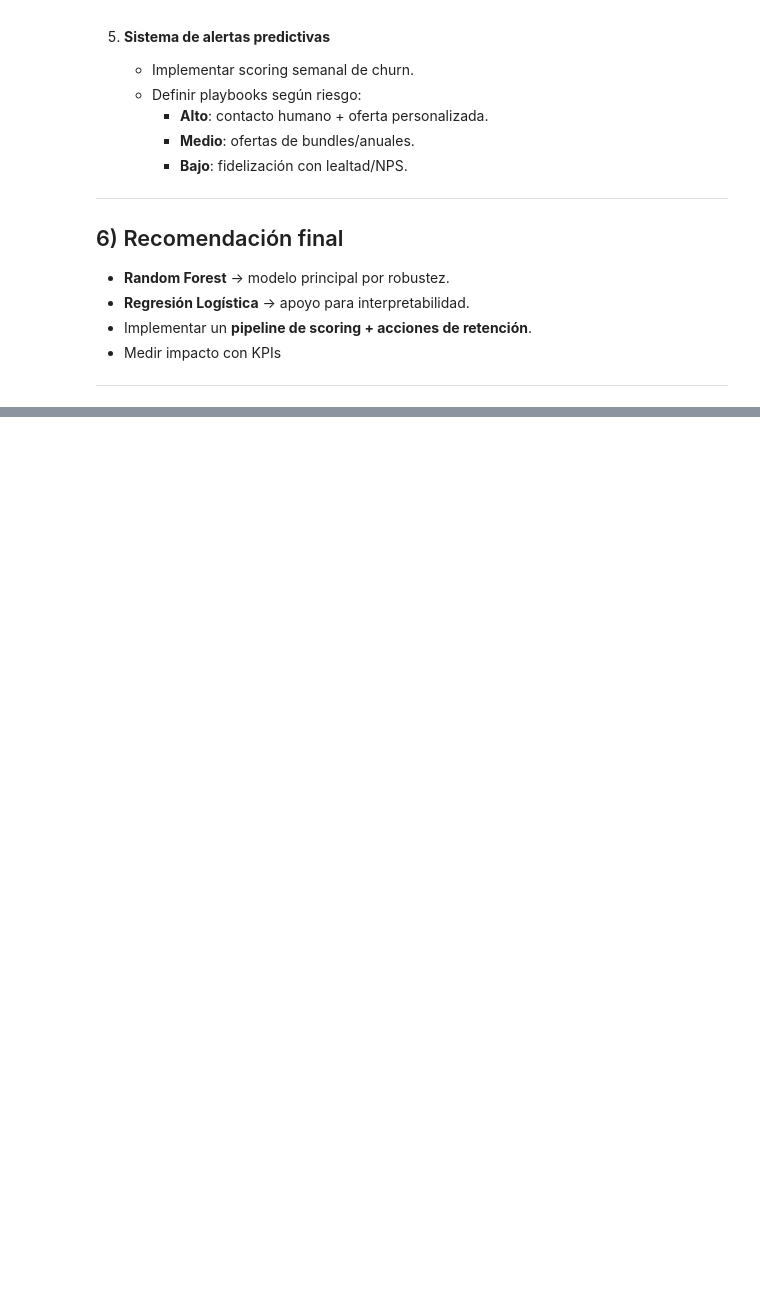
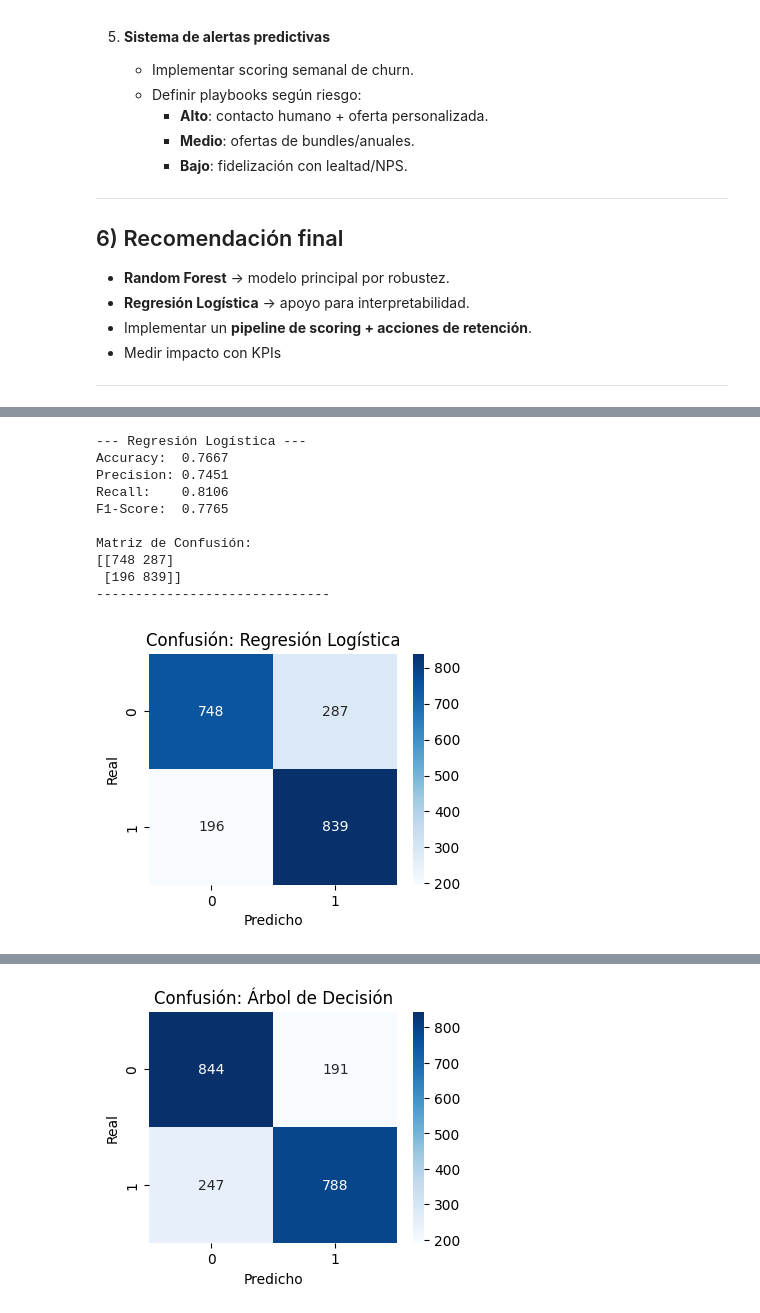
Before and after one commit to EduinRodri/challengue_3_telecom_x, a Jupyter notebook: Telecom_X_2.ipynb, the cells around one changed output, grey strips where cells are left out. Cells and saved outputs as stored; diff of their text form; code cells hidden in the pictures; blank space fills up the shorter version.

```diff
--- a/Telecom_X_2.ipynb
+++ b/Telecom_X_2.ipynb
@@ -813,0 +899,77 @@ Las variables más influyentes fueron:
+# %%
+from sklearn.model_selection import train_test_split
+from sklearn.preprocessing import StandardScaler
+from sklearn.linear_model import LogisticRegression
+from sklearn.tree import DecisionTreeClassifier
+from sklearn.ensemble import RandomForestClassifier
+from sklearn.metrics import accuracy_score, precision_score, recall_score, f1_score, confusion_matrix, classification_report
+import seaborn as sns
+import matplotlib.pyplot as plt
+
+# 1. División del conjunto de datos balanceado (80% train, 20% test)
+X_train_res, X_test_res, y_train_res, y_test_res = train_test_split(
+    X_resampled, y_resampled, test_size=0.2, random_state=42, stratify=y_resampled
+)
+
+# 2. Escalamiento para modelos sensibles (Logistic Regression)
+scaler = StandardScaler()
+X_train_scaled = scaler.fit_transform(X_train_res)
+X_test_scaled = scaler.transform(X_test_res)
+
+# 3. Entrenamiento de modelos
+# Modelo 1: Regresión Logística (con datos escalados)
+model_lr = LogisticRegression(random_state=42, max_iter=1000)
+model_lr.fit(X_train_scaled, y_train_res)
+
+# Modelo 2: Árbol de Decisión (con datos originales)
+model_dt = DecisionTreeClassifier(random_state=42, max_depth=5)
+model_dt.fit(X_train_res, y_train_res)
+
+# Modelo 3: Random Forest (con datos originales)
+model_rf = RandomForestClassifier(random_state=42, n_estimators=100)
+model_rf.fit(X_train_res, y_train_res)
+
+# 4. Función de evaluación para métricas consistentes
+def mostrar_evaluacion(nombre, y_true, y_pred):
+    acc = accuracy_score(y_true, y_pred)
+    prec = precision_score(y_true, y_pred)
+    rec = recall_score(y_true, y_pred)
+    f1 = f1_score(y_true, y_pred)
+
+    print(f'--- {nombre} ---')
+    print(f'Accuracy:  {acc:.4f}')
+    print(f'Precision: {prec:.4f}')
+    print(f'Recall:    {rec:.4f}')
+    print(f'F1-Score:  {f1:.4f}')
+    print('\nMatriz de Confusión:')
+    print(confusion_matrix(y_true, y_pred))
+    print('-' * 30 + '\n')
+
+    # Visualización
+    plt.figure(figsize=(4,3))
+    sns.heatmap(confusion_matrix(y_true, y_pred), annot=True, fmt='d', cmap='Blues')
+    plt.title(f'Confusión: {nombre}')
+    plt.ylabel('Real')
+    plt.xlabel('Predicho')
+    plt.show()
+
+# 5. Predicciones y resultados
+pred_lr = model_lr.predict(X_test_scaled)
+pred_dt = model_dt.predict(X_test_res)
+pred_rf = model_rf.predict(X_test_res)
+
+mostrar_evaluacion('Regresión Logística', y_test_res, pred_lr)
+mostrar_evaluacion('Árbol de Decisión', y_test_res, pred_dt)
+mostrar_evaluacion('Random Forest', y_test_res, pred_rf)
+# %% [output]
+--- Regresión Logística ---
+Accuracy:  0.7667
+Precision: 0.7451
+Recall:    0.8106
+F1-Score:  0.7765
+
+Matriz de Confusión:
+[[748 287]
+ [196 839]]
+------------------------------
+[figure, added]
@@ -813,0 +986 @@ Las variables más influyentes fueron:
+[figure, added]
```
Also changed, not shown: parts of 21 cells of this notebook.
